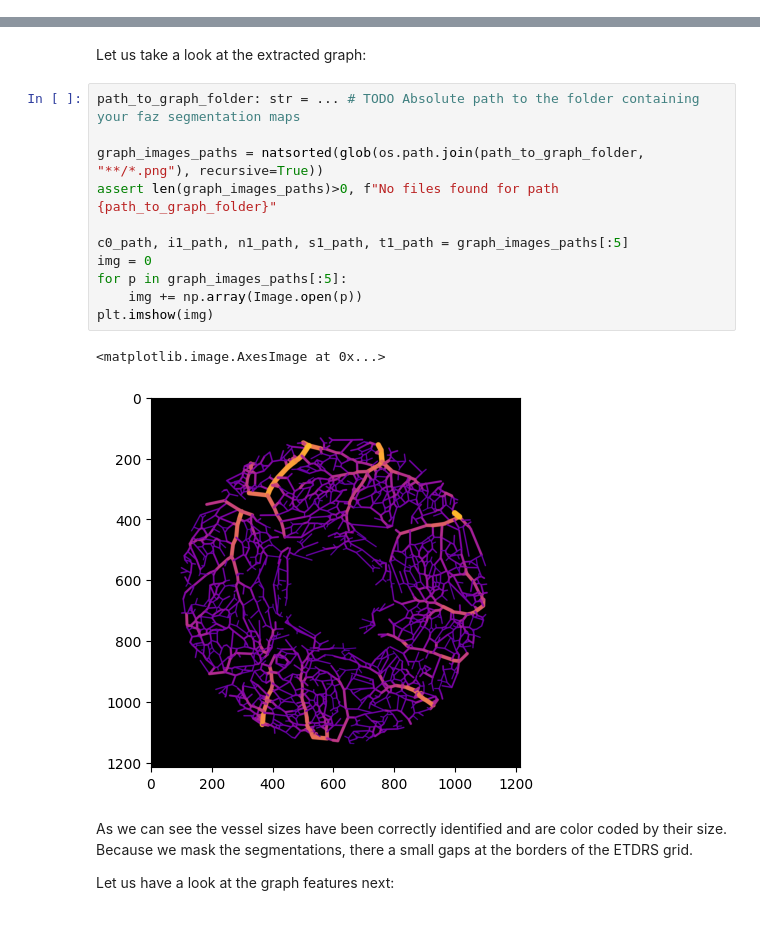
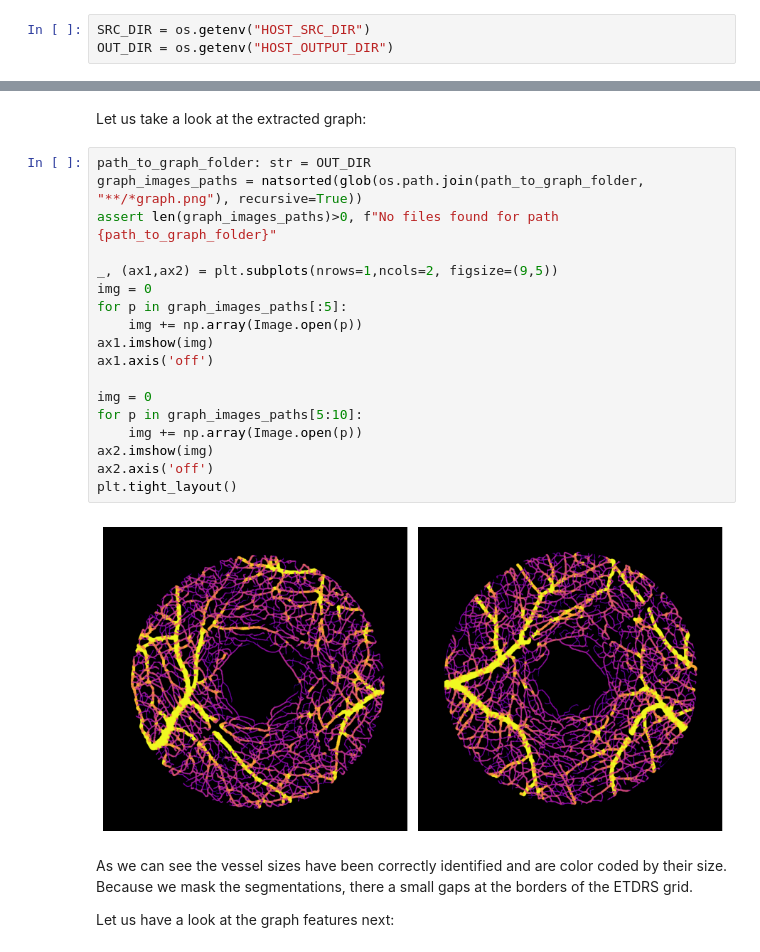
Before and after one commit to KreitnerL/OCTA-graph-extraction, a Jupyter notebook: manual_example_ETDRS_analysis.ipynb, the cells around one changed output, grey strips where cells are left out. Cells and saved outputs as stored; diff of their text form; blank space fills up the shorter version.

```diff
--- a/manual_example_ETDRS_analysis.ipynb
+++ b/manual_example_ETDRS_analysis.ipynb
@@ -35 +57,4 @@ import pandas as pd
+# %%
+SRC_DIR = os.getenv("HOST_SRC_DIR")
+OUT_DIR = os.getenv("HOST_OUTPUT_DIR")
 # %% [markdown]
@@ -145,19 +140,25 @@ RESULT_DIR=... # TODO Absolute path to the folder to save the graph features to
 # %% [markdown]
 Let us take a look at the extracted graph:
 # %%
-path_to_graph_folder: str = ... # TODO Absolute path to the folder containing your faz segmentation maps
-
-graph_images_paths = natsorted(glob(os.path.join(path_to_graph_folder, "**/*.png"), recursive=True))
+path_to_graph_folder: str = OUT_DIR
+graph_images_paths = natsorted(glob(os.path.join(path_to_graph_folder, "**/*graph.png"), recursive=True))
 assert len(graph_images_paths)>0, f"No files found for path {path_to_graph_folder}"
 
-c0_path, i1_path, n1_path, s1_path, t1_path = graph_images_paths[:5]
+_, (ax1,ax2) = plt.subplots(nrows=1,ncols=2, figsize=(9,5))
 img = 0
 for p in graph_images_paths[:5]:
     img += np.array(Image.open(p))
-plt.imshow(img)
+ax1.imshow(img)
+ax1.axis('off')
+
+img = 0
+for p in graph_images_paths[5:10]:
+    img += np.array(Image.open(p))
+ax2.imshow(img)
+ax2.axis('off')
+plt.tight_layout()
 # %% [output]
-<matplotlib.image.AxesImage at 0x...>
-[figure, old version]
+[figure, new version]
 # %% [markdown]
 As we can see the vessel sizes have been correctly identified and are color coded by their size. Because we mask the segmentations, there a small gaps at the borders of the ETDRS grid.
 
```
Also changed, not shown: parts of 33 cells of this notebook, 5 other files.
